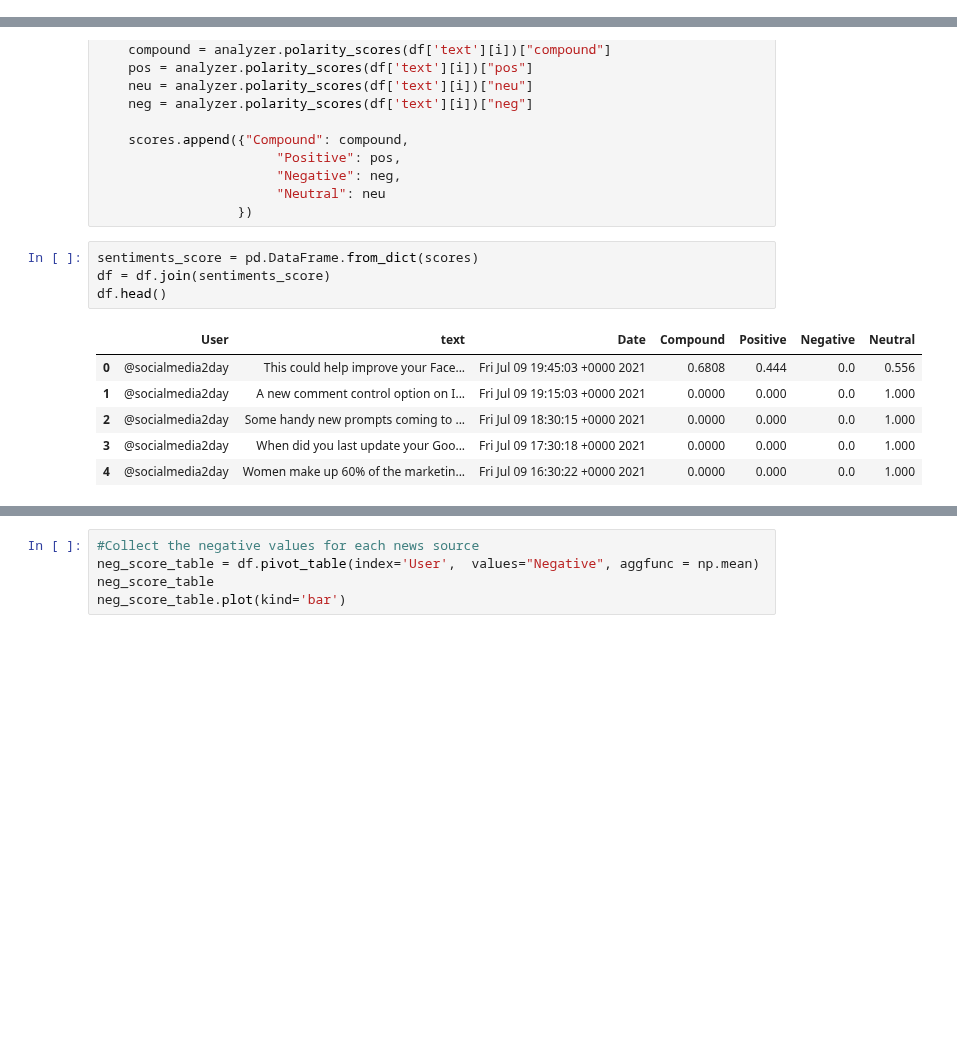
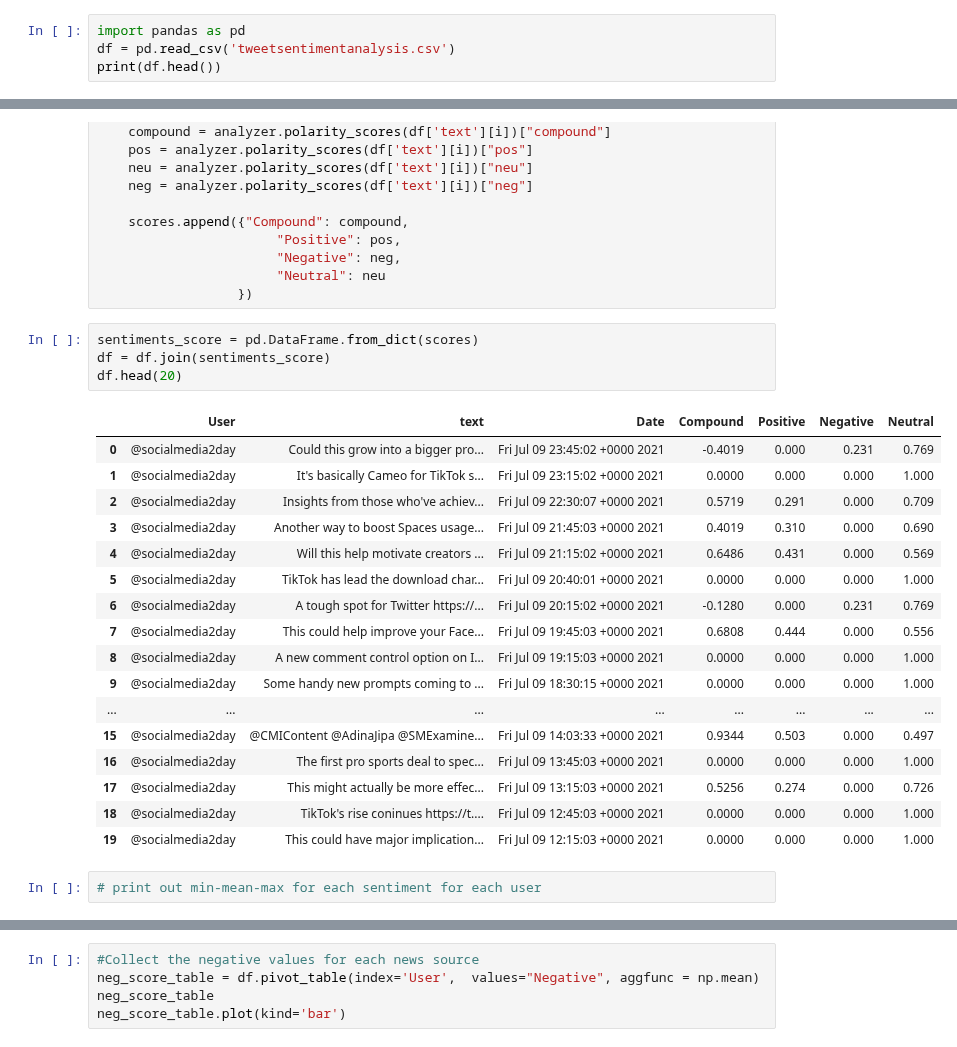
Before and after one commit to isaacm13/Twitter-Project, a Jupyter notebook: Main Code - Tweepy Project.ipynb, the cells around one changed output, grey strips where cells are left out. Drawn from its saved outputs; the diff is of its cells as text; blank space fills up the shorter version.

Commit message:
Professor meeting help

```diff
--- a/Main Code - Tweepy Project.ipynb
+++ b/Main Code - Tweepy Project.ipynb
@@ -562,0 +586,4 @@ You should consider upgrading via the 'c:\users\black\appdata\local\programs\pyt
+# %%
+import pandas as pd
+df = pd.read_csv('tweetsentimentanalysis.csv')
+print(df.head())
@@ -582,12 +653,25 @@ for i in range(df['text'].shape[0]):
 # %%
 sentiments_score = pd.DataFrame.from_dict(scores)
 df = df.join(sentiments_score)
-df.head()
+df.head(20)
 # %% [output]
 |  | User | text | Date | Compound | Positive | Negative | Neutral |
-| 0 | @socialmedia2day | This could help improve your Face... | Fri Jul 09 19:45:03 +0000 2021 | 0.6808 | 0.444 | 0.0 | 0.556 |
-| 1 | @socialmedia2day | A new comment control option on I... | Fri Jul 09 19:15:03 +0000 2021 | 0.0000 | 0.000 | 0.0 | 1.000 |
-| 2 | @socialmedia2day | Some handy new prompts coming to ... | Fri Jul 09 18:30:15 +0000 2021 | 0.0000 | 0.000 | 0.0 | 1.000 |
-| 3 | @socialmedia2day | When did you last update your Goo... | Fri Jul 09 17:30:18 +0000 2021 | 0.0000 | 0.000 | 0.0 | 1.000 |
-| 4 | @socialmedia2day | Women make up 60% of the marketin... | Fri Jul 09 16:30:22 +0000 2021 | 0.0000 | 0.000 | 0.0 | 1.000 |
+| 0 | @socialmedia2day | Could this grow into a bigger pro... | Fri Jul 09 23:45:02 +0000 2021 | -0.4019 | 0.000 | 0.231 | 0.769 |
+| 1 | @socialmedia2day | It's basically Cameo for TikTok s... | Fri Jul 09 23:15:02 +0000 2021 | 0.0000 | 0.000 | 0.000 | 1.000 |
+| 2 | @socialmedia2day | Insights from those who've achiev... | Fri Jul 09 22:30:07 +0000 2021 | 0.5719 | 0.291 | 0.000 | 0.709 |
+| 3 | @socialmedia2day | Another way to boost Spaces usage... | Fri Jul 09 21:45:03 +0000 2021 | 0.4019 | 0.310 | 0.000 | 0.690 |
+| 4 | @socialmedia2day | Will this help motivate creators ... | Fri Jul 09 21:15:02 +0000 2021 | 0.6486 | 0.431 | 0.000 | 0.569 |
+| 5 | @socialmedia2day | TikTok has lead the download char... | Fri Jul 09 20:40:01 +0000 2021 | 0.0000 | 0.000 | 0.000 | 1.000 |
+| 6 | @socialmedia2day | A tough spot for Twitter https://... | Fri Jul 09 20:15:02 +0000 2021 | -0.1280 | 0.000 | 0.231 | 0.769 |
+| 7 | @socialmedia2day | This could help improve your Face... | Fri Jul 09 19:45:03 +0000 2021 | 0.6808 | 0.444 | 0.000 | 0.556 |
+| 8 | @socialmedia2day | A new comment control option on I... | Fri Jul 09 19:15:03 +0000 2021 | 0.0000 | 0.000 | 0.000 | 1.000 |
+| 9 | @socialmedia2day | Some handy new prompts coming to ... | Fri Jul 09 18:30:15 +0000 2021 | 0.0000 | 0.000 | 0.000 | 1.000 |
+| ... | ... | ... | ... | ... | ... | ... | ... |
+| 15 | @socialmedia2day | @CMIContent @AdinaJipa @SMExamine... | Fri Jul 09 14:03:33 +0000 2021 | 0.9344 | 0.503 | 0.000 | 0.497 |
+| 16 | @socialmedia2day | The first pro sports deal to spec... | Fri Jul 09 13:45:03 +0000 2021 | 0.0000 | 0.000 | 0.000 | 1.000 |
+| 17 | @socialmedia2day | This might actually be more effec... | Fri Jul 09 13:15:03 +0000 2021 | 0.5256 | 0.274 | 0.000 | 0.726 |
+| 18 | @socialmedia2day | TikTok's rise coninues https://t.... | Fri Jul 09 12:45:03 +0000 2021 | 0.0000 | 0.000 | 0.000 | 1.000 |
+| 19 | @socialmedia2day | This could have major implication... | Fri Jul 09 12:15:03 +0000 2021 | 0.0000 | 0.000 | 0.000 | 1.000 |
+# %%
+# print out min-mean-max for each sentiment for each user
 # %%
```
Also changed, not shown: parts of 38 cells of this notebook, 4 other files.
